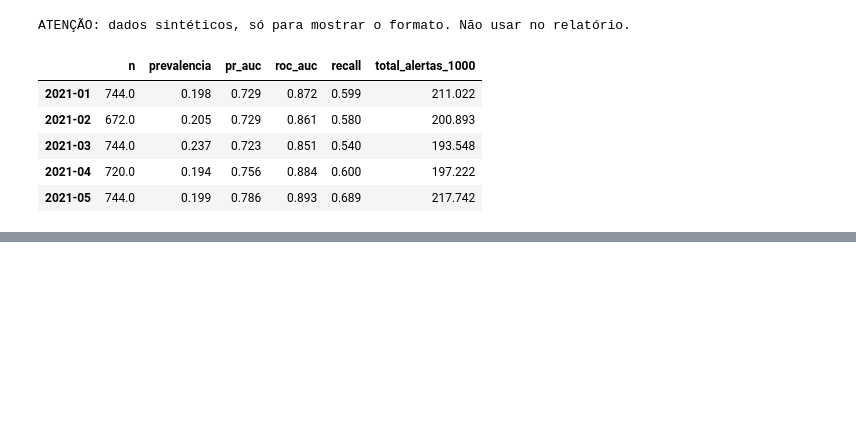
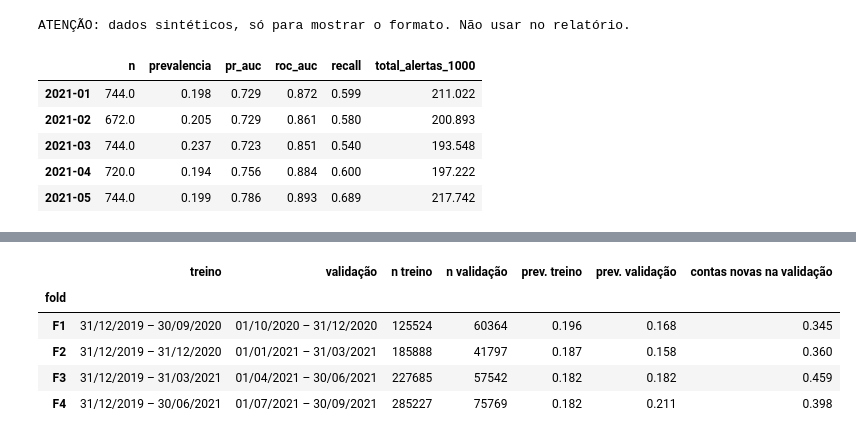
Before and after one commit to 1231478-Ellah-Fleischmann/MINDD-PROJETO, a Jupyter notebook: task2.ipynb, the cells around one changed output, grey strips where cells are left out. Saved outputs shown, nothing was run; the diff lists cells and outputs as text; code cells hidden in the pictures; blank space fills up the shorter version.

```diff
--- a/task2.ipynb
+++ b/task2.ipynb
@@ -415,0 +424,32 @@ ATENÇÃO: dados sintéticos, só para mostrar o formato. Não usar no relatóri
+# %%
+from avaliacao import folds_temporais, FOLDS
+
+# Ordenar por tempo e usar índices posicionais (os folds devolvem posições)
+dev = dev.sort_values("Start Time").reset_index(drop=True)
+
+linhas = []
+for nome, tr, va in folds_temporais(dev["Start Time"]):
+    d_tr, d_va = dev.iloc[tr], dev.iloc[va]
+    # Verificações: o treino acaba antes da validação, e nada do teste entra
+    assert d_tr["Start Time"].max() < d_va["Start Time"].min()
+    assert d_va["Start Time"].max() < VAL_END
+    linhas.append({
+        "fold": nome,
+        "treino": f'{d_tr["Start Time"].min():%d/%m/%Y} – {d_tr["Start Time"].max():%d/%m/%Y}',
+        "validação": f'{d_va["Start Time"].min():%d/%m/%Y} – {d_va["Start Time"].max():%d/%m/%Y}',
+        "n treino": len(d_tr),
+        "n validação": len(d_va),
+        "prev. treino": round(d_tr["is_Abnormal"].mean(), 3),
+        "prev. validação": round(d_va["is_Abnormal"].mean(), 3),
+        "contas novas na validação": round((~d_va["UserID"].isin(set(d_tr["UserID"]))).mean(), 3),
+    })
+
+folds_resumo = pd.DataFrame(linhas).set_index("fold")
+folds_resumo
+# %% [output]
+|  | treino | validação | n treino | n validação | prev. treino | prev. validação | contas novas na validação |
+| fold |  |  |  |  |  |  |  |
+| F1 | 31/12/2019 – 30/09/2020 | 01/10/2020 – 31/12/2020 | 125524 | 60364 | 0.196 | 0.168 | 0.345 |
+| F2 | 31/12/2019 – 31/12/2020 | 01/01/2021 – 31/03/2021 | 185888 | 41797 | 0.187 | 0.158 | 0.360 |
+| F3 | 31/12/2019 – 31/03/2021 | 01/04/2021 – 30/06/2021 | 227685 | 57542 | 0.182 | 0.182 | 0.459 |
+| F4 | 31/12/2019 – 30/06/2021 | 01/07/2021 – 30/09/2021 | 285227 | 75769 | 0.182 | 0.211 | 0.398 |
```
Also changed, not shown: parts of 4 cells of this notebook, 1 other file.
